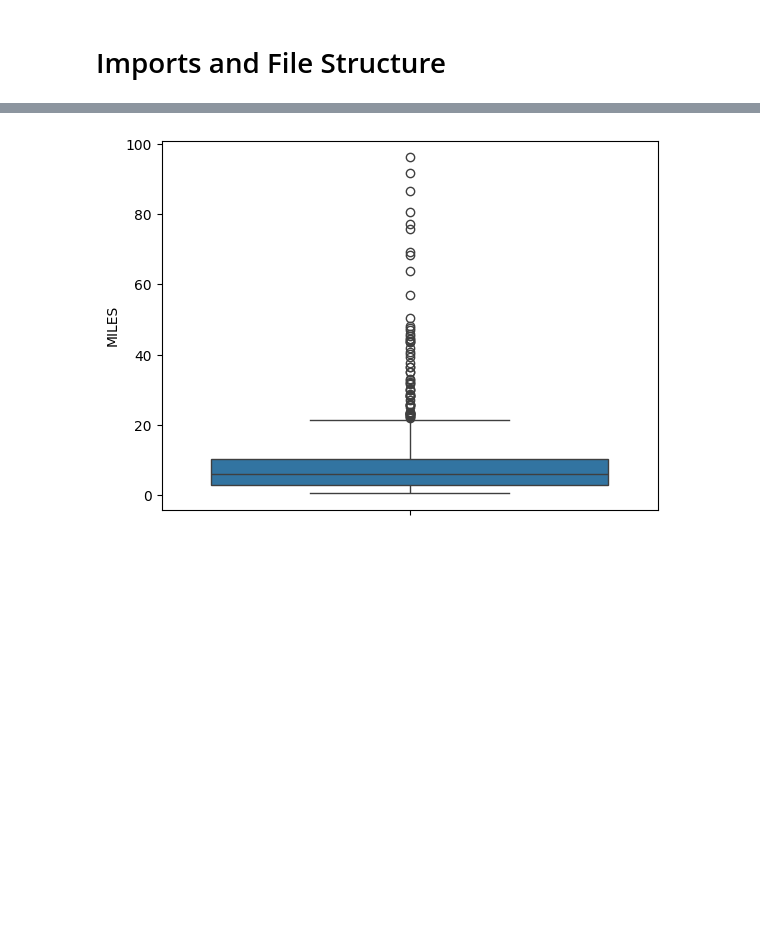
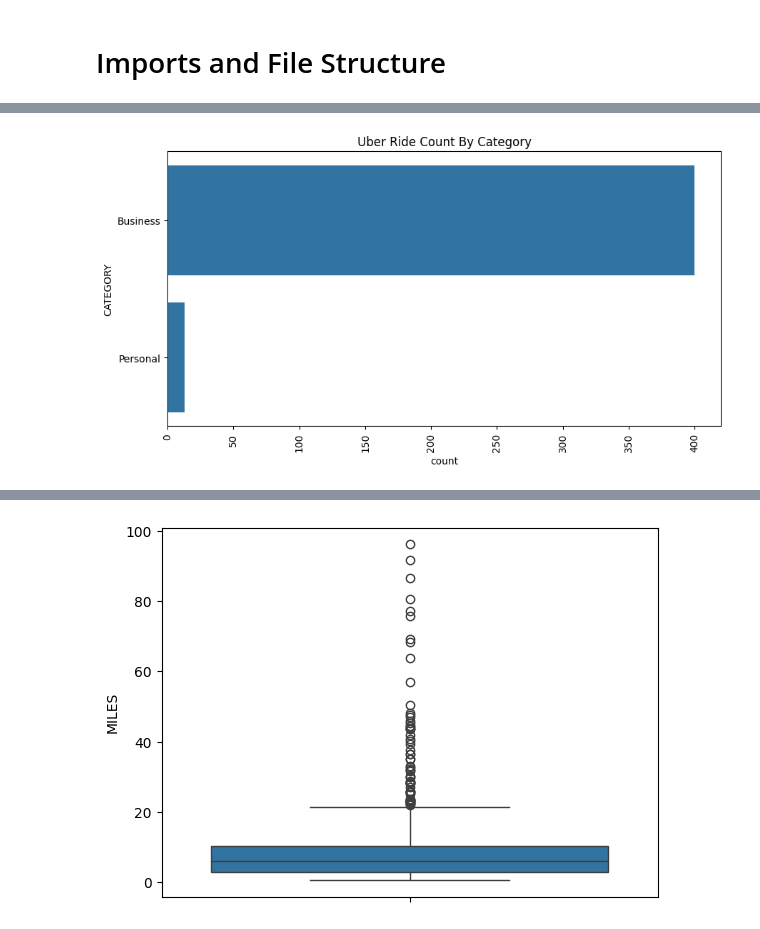
Before and after one commit to joshthesteez/Uber-Data-Analysis, a Jupyter notebook: UberAnalysis.ipynb, the cells around one changed output, grey strips where cells are left out. Saved outputs shown, nothing was run; the diff lists cells and outputs as text; code cells hidden in the pictures; blank space fills up the shorter version.

```diff
--- a/UberAnalysis.ipynb
+++ b/UberAnalysis.ipynb
@@ -227,17 +33,0 @@ Now let's visualize the MONTH data...
-# %%
-dataset['MONTH'] = pd.DatetimeIndex(dataset['START_DATE']).month
-month_label = {1.0: 'Jan', 2.0: 'Feb', 3.0: 'Mar',
-               4.0: 'Apr', 5.0: 'May', 6.0: 'Jun',
-               7.0: 'Jul', 8.0: 'Aug', 9.0: 'Sep',
-               10.0: 'Oct', 11.0: 'Nov', 12.0: 'Dec'}
-dataset['MONTH'] = dataset.MONTH.map(month_label)
-
-mon = dataset.MONTH.value_counts(sort=False)
-
-df = pd.DataFrame({"MONTHS": mon.values,
-                   "VALUE COUNT": dataset.groupby('MONTH', sort=False)['MILES'].max()})
-
-p = sns.lineplot(data=df)
-p.set(xlabel="MONTHS", ylabel="VALUE COUNT")
-
-plt.show()
@@ -252,12 +33,0 @@ Now let's try to draw some insights about what days are most popular to order an
-# %%
-dataset['DAY'] = dataset.START_DATE.dt.weekday
-day_labels = {0: 'Mon', 1: 'Tues', 2: 'Wed', 3: 'Thus',
-             4: 'Fri', 5: 'Sat', 6: 'Sun'}
-dataset['DAY'] = dataset['DAY'].map(day_labels)
-
-day_labels = dataset.DAY.value_counts()
-sns.barplot(x=day_labels.index, y=day_labels)
-plt.xlabel('DAY')
-plt.ylabel('COUNT')
-
-plt.show()
@@ -269,0 +161,9 @@ Now we will look at ride distance to see if there is anything worth noting.
+# %%
+plt.figure(figsize=(10,5))
+sns.countplot(dataset['CATEGORY'])
+plt.xticks(rotation=90)
+plt.title('Uber Ride Count By Category')
+
+plt.show()
+# %% [output]
+[figure, added]
```
Also changed, not shown: parts of 44 cells of this notebook.
